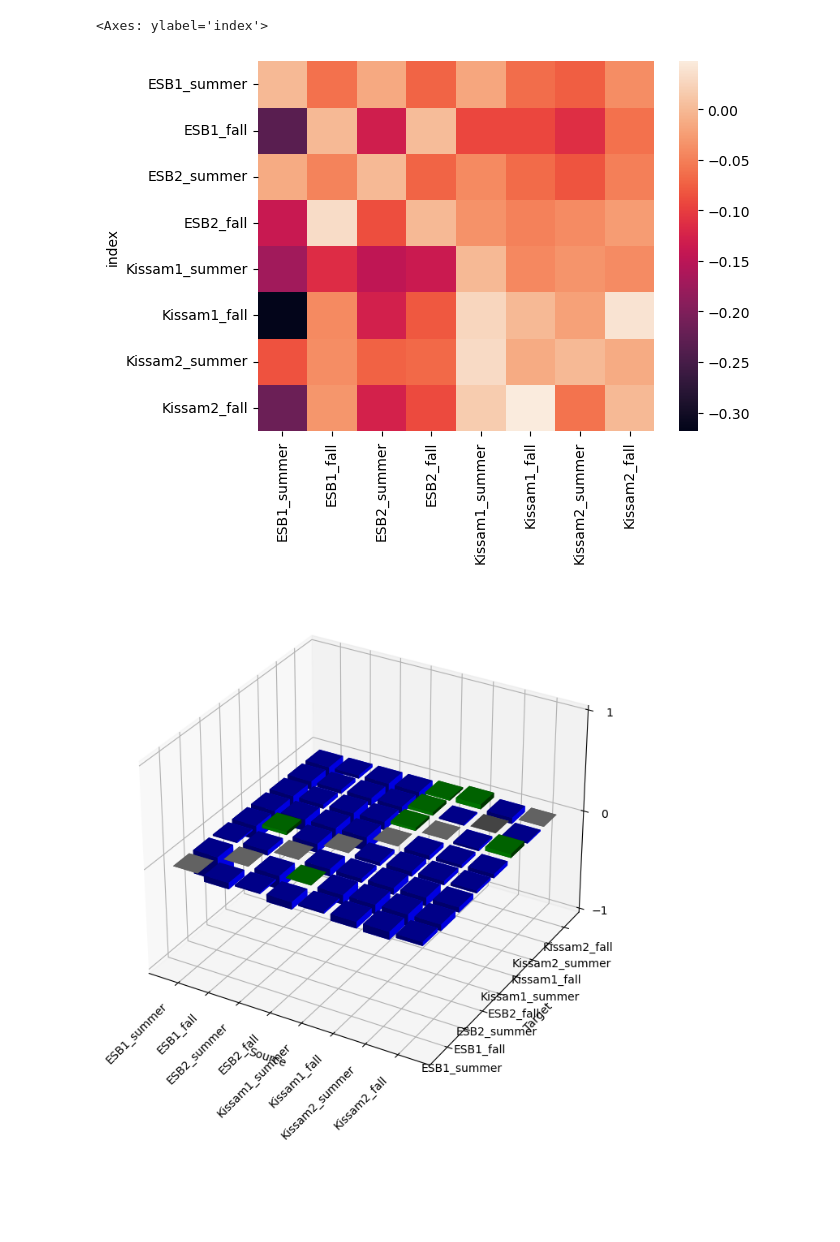
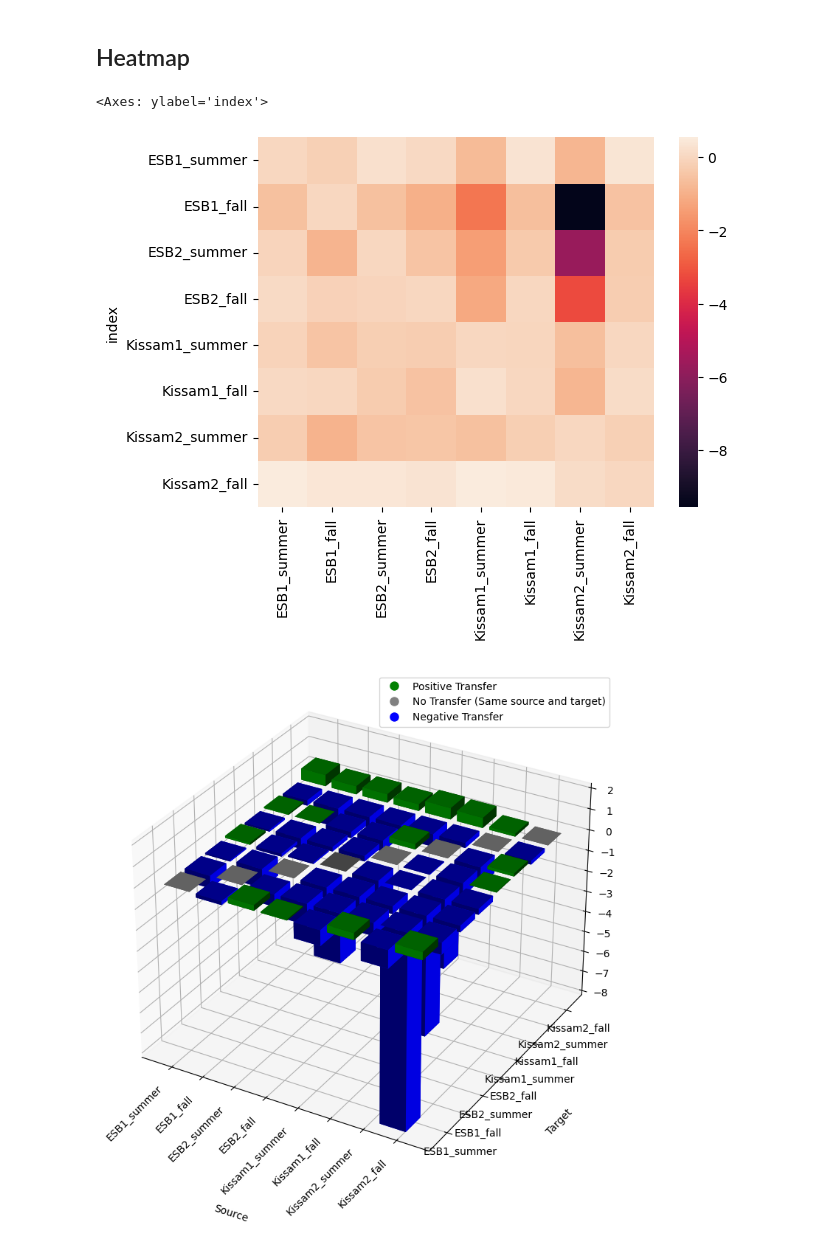
Before and after one commit to MACS-Research-Lab/Transfer-Learning-for-BES-Energy-Forecasting, a Jupyter notebook: experiments/result_displays.ipynb, the cells around one changed output. Cells and saved outputs as stored; diff of their text form; code cells hidden in the pictures; blank space fills up the shorter version.

```diff
--- a/experiments/result_displays.ipynb
+++ b/experiments/result_displays.ipynb
@@ -23,7 +23,8 @@ with open(result_filename, "r") as f:
 
 ft_percents = results_data["options"]["ft_percents"]
 shuffle_seeds = results_data["options"]["seeds"]
-transfer_methods = ["weight_initialization_LSTMDense", "weight_initialization_AutoLSTM"]
+transfer_methods = ["weight_initialization_LSTMDense", "weight_initialization_AutoLSTM","weight_initialization_AdjMLP"]
+tm = transfer_methods[2]
 # %%
 # Create a subplots figure with two subplots and set title
 x = [fp * 100 for fp in ft_percents]
@@ -42,12 +43,12 @@ def calcPir(base_error, transfer_error):
     if base_error == 0: raise ValueError("Base error is 0")
     return (base_error - transfer_error) / base_error
 
-tm = transfer_methods[1]
-
 for from_key in keys:
     for to_key in keys:
 
-        if to_key == from_key: pir_df.loc[to_key, from_key] = 0
+        if to_key == from_key:
+            pir_df.loc[to_key, from_key] = 0
+            continue
         try:
             base_mae = results_data[tm][to_key]["base"]["mae"]
 
@@ -55,8 +56,8 @@ for from_key in keys:
             avgm = [0.0] * len(ft_percents)
 
             for i, ft in enumerate([f"ft{int(fp * 100)}" for fp in ft_percents]):
-                print(tm, from_key, to_key, ft, base_mae)
-                print(results_data[tm][from_key][to_key][ft]["mae"])
+                # print(tm, from_key, to_key, ft, base_mae)
+                # print(results_data[tm][from_key][to_key][ft]["mae"])
                 if None in results_data[tm][from_key][to_key][ft]["mae"]: raise ValueError("Skip this graph")
                 avgm[i] = mean(results_data[tm][from_key][to_key][ft]["mae"])
 
@@ -116,6 +99,8 @@ Kissam2_fall          6.099          6.787         None
+# %% [markdown]
+## Heatmap
 # %%
 pir_df = pir_df.astype(float)
 sns.heatmap(pir_df)
 # %% [output]
 <Axes: ylabel='index'>
-[figure, old version]
+[figure, new version]
@@ -124,43 +111,49 @@ df = pir_df
 index_labels = keys
 
 # Create a 3D figure
-fig = plt.figure(figsize=(8, 8))
+fig = plt.figure(figsize=(9, 9))
 ax = fig.add_subplot(111, projection='3d')
 
 # Create numeric indices for x and y axes
 x_indices = np.arange(len(keys))
 y_indices = np.arange(len(df.columns))
 
 # Create 2D meshgrid
 x, y = np.meshgrid(x_indices, y_indices)
 
 # Flatten indices and values
 x_flat = x.flatten()
 y_flat = y.flatten()
 z_flat = df.values.flatten()
 
 # Color all bars with positive z values in green
 colors = ['green' if val > 0 else 'grey' if val == 0 else 'blue' for val in z_flat]
 
 # Create 3D bar plot with adjusted alpha
-ax.bar3d(x_flat, y_flat, np.zeros_like(z_flat), 0.8, 0.8, z_flat, shade=True, color=colors)
+bars = ax.bar3d(x_flat, y_flat, np.zeros_like(z_flat), 0.8, 0.8, z_flat, shade=True, color=colors)
 
 # Set axis labels
-ax.set_xlabel('Source')
-ax.set_ylabel('Target')
-ax.set_zlabel('Values')
+ax.set_xlabel('Source', labelpad=55)
+ax.set_ylabel('Target', labelpad=25)
+ax.set_zlabel('Values', labelpad=10)
 
 # Set tick labels
 ax.set_xticks(x_indices + 0.4)
 ax.set_xticklabels(keys)
 ax.set_yticks(y_indices + 0.4)
 ax.set_yticklabels(df.columns)
-ax.set_zticks(range(-1, 2))
+ax.set_zticks(np.arange(-8, 3, 1))
 
 # Rotate the x-axis labels for better visibility
 ax.set_xticklabels(ax.get_xticklabels(), rotation=45, ha='right')
 
+# Create legend
+legend_labels = ['Positive Transfer', 'No Transfer (Same source and target)', 'Negative Transfer']
+legend_colors = ['green', 'grey', 'blue']
+legend_handles = [plt.Line2D([0], [0], marker='o', color='w', markerfacecolor=color, markersize=10) for color in legend_colors]
+ax.legend(legend_handles, legend_labels, loc='upper right')
+
 # Display the plot
 plt.show()
 # %% [output]
-[figure, old version]
+[figure, new version]
```
Also changed, not shown: parts of 9 cells of this notebook, 11 other files.
